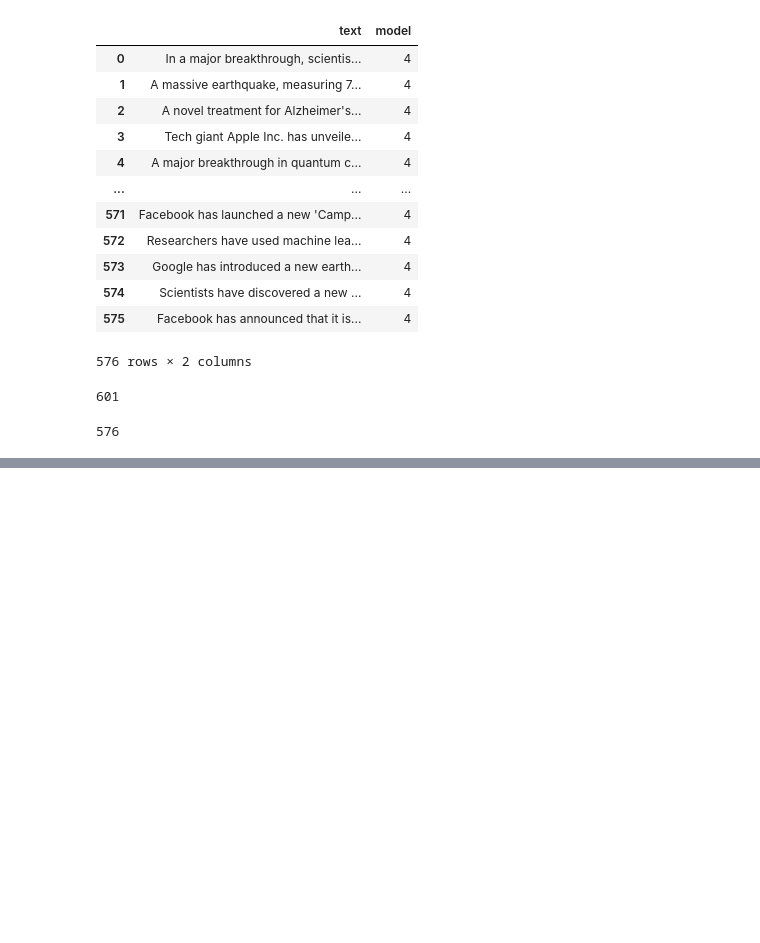
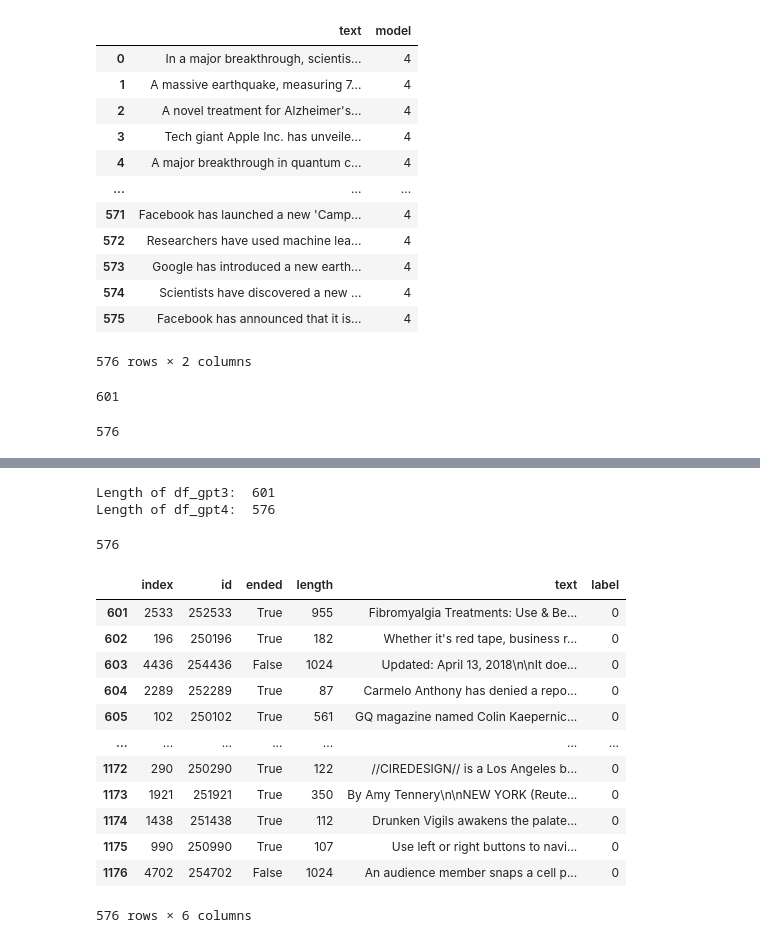
Before and after one commit to StenRSM/BAM-thesis, a Jupyter notebook: ChatGPT_news.ipynb, the cells around one changed output, grey strips where cells are left out. Drawn from its saved outputs; the diff is of its cells as text; code cells hidden in the pictures; blank space fills up the shorter version.

```diff
--- a/ChatGPT_news.ipynb
+++ b/ChatGPT_news.ipynb
@@ -1890,0 +1916,34 @@ len(news_gpt4)
+# %%
+print('Length of df_gpt3: ', len(df_gpt3))
+print('Length of df_gpt4: ', len(df_gpt4))
+# %% [output]
+Length of df_gpt3:  601
+Length of df_gpt4:  576
+# %%
+df_human = pd.read_csv(r'C:\Users\Sten\Documents\EUR BAM\Thesis\data\human_text1.csv')
+# %%
+df_human = df_human.sample(frac=1, random_state=1).reset_index()
+df_human['label'] = 0
+# %%
+len(df_human.loc[601:1176])
+# %% [output]
+576
+# %%
+df_human_gpt3 = df_human.loc[0:600]
+df_human_gpt4 = df_human.loc[601:1176]
+# %%
+df_human_gpt4
+# %% [output]
+|  | index | id | ended | length | text | label |
+| 601 | 2533 | 252533 | True | 955 | Fibromyalgia Treatments: Use & Be... | 0 |
+| 602 | 196 | 250196 | True | 182 | Whether it's red tape, business r... | 0 |
+| 603 | 4436 | 254436 | False | 1024 | Updated: April 13, 2018\n\nIt doe... | 0 |
+| 604 | 2289 | 252289 | True | 87 | Carmelo Anthony has denied a repo... | 0 |
+| 605 | 102 | 250102 | True | 561 | GQ magazine named Colin Kaepernic... | 0 |
+| ... | ... | ... | ... | ... | ... | ... |
+| 1172 | 290 | 250290 | True | 122 | //CIREDESIGN// is a Los Angeles b... | 0 |
+| 1173 | 1921 | 251921 | True | 350 | By Amy Tennery\n\nNEW YORK (Reute... | 0 |
+| 1174 | 1438 | 251438 | True | 112 | Drunken Vigils awakens the palate... | 0 |
+| 1175 | 990 | 250990 | True | 107 | Use left or right buttons to navi... | 0 |
+| 1176 | 4702 | 254702 | False | 1024 | An audience member snaps a cell p... | 0 |
+576 rows × 6 columns
```
Also changed, not shown: parts of 6 cells of this notebook, 1 other file.
